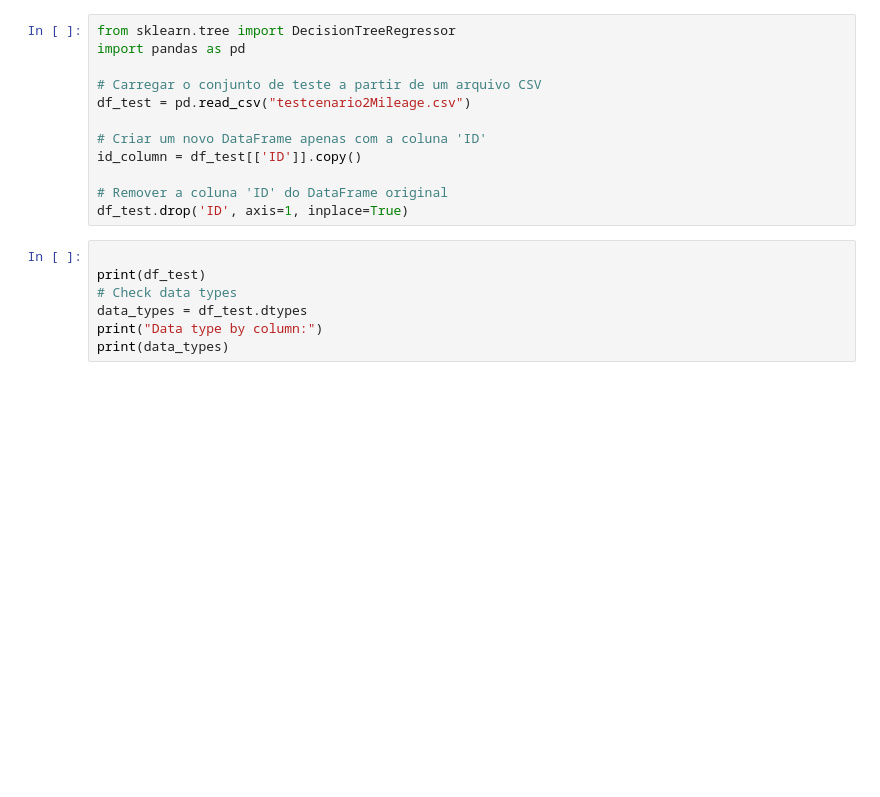
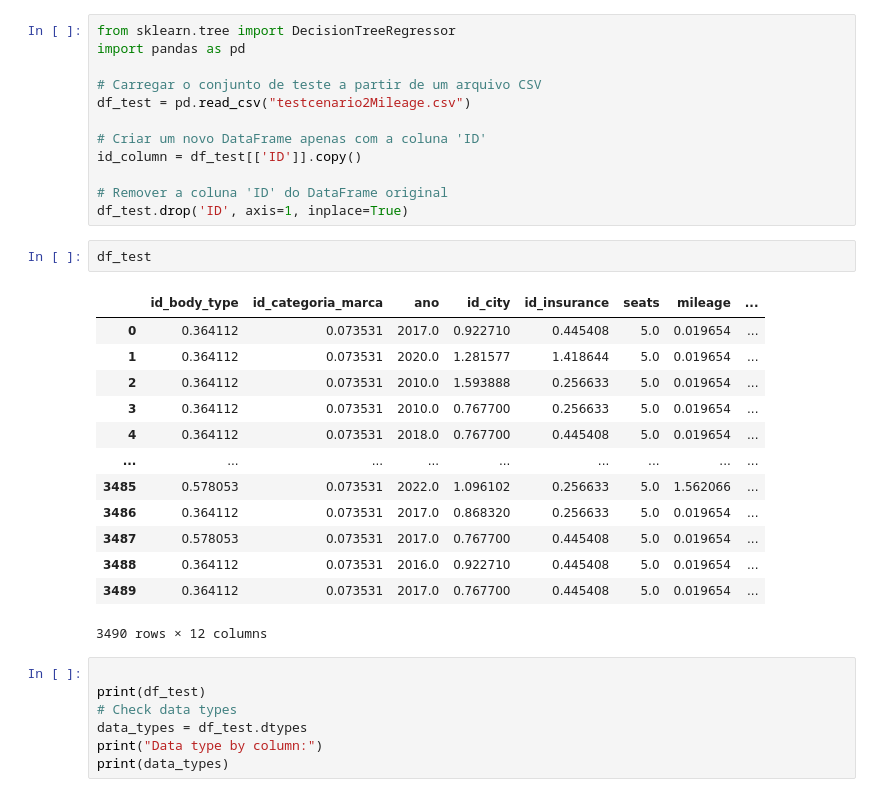
Before and after one commit to ruicoelhor22/AASE, a Jupyter notebook: treeCenario2Mileage.ipynb, the cells around one changed output. Cells and saved outputs as stored; diff of their text form; blank space fills up the shorter version.

```diff
--- a/treeCenario2Mileage.ipynb
+++ b/treeCenario2Mileage.ipynb
@@ -124,6 +140,22 @@ id_column = df_test[['ID']].copy()
 
 # Remover a coluna 'ID' do DataFrame original
 df_test.drop('ID', axis=1, inplace=True)
+# %%
+df_test
+# %% [output]
+|  | id_body_type | id_categoria_marca | ano | id_city | id_insurance | seats | mileage | ... |
+| 0 | 0.364112 | 0.073531 | 2017.0 | 0.922710 | 0.445408 | 5.0 | 0.019654 | ... |
+| 1 | 0.364112 | 0.073531 | 2020.0 | 1.281577 | 1.418644 | 5.0 | 0.019654 | ... |
+| 2 | 0.364112 | 0.073531 | 2010.0 | 1.593888 | 0.256633 | 5.0 | 0.019654 | ... |
+| 3 | 0.364112 | 0.073531 | 2010.0 | 0.767700 | 0.256633 | 5.0 | 0.019654 | ... |
+| 4 | 0.364112 | 0.073531 | 2018.0 | 0.767700 | 0.445408 | 5.0 | 0.019654 | ... |
+| ... | ... | ... | ... | ... | ... | ... | ... | ... |
+| 3485 | 0.578053 | 0.073531 | 2022.0 | 1.096102 | 0.256633 | 5.0 | 1.562066 | ... |
+| 3486 | 0.364112 | 0.073531 | 2017.0 | 0.868320 | 0.256633 | 5.0 | 0.019654 | ... |
+| 3487 | 0.578053 | 0.073531 | 2017.0 | 0.767700 | 0.445408 | 5.0 | 0.019654 | ... |
+| 3488 | 0.364112 | 0.073531 | 2016.0 | 0.922710 | 0.445408 | 5.0 | 0.019654 | ... |
+| 3489 | 0.364112 | 0.073531 | 2017.0 | 0.767700 | 0.445408 | 5.0 | 0.019654 | ... |
+3490 rows × 12 columns
 # %%
 
 print(df_test)
```
Also changed, not shown: parts of 3 cells of this notebook, 14 other files.
